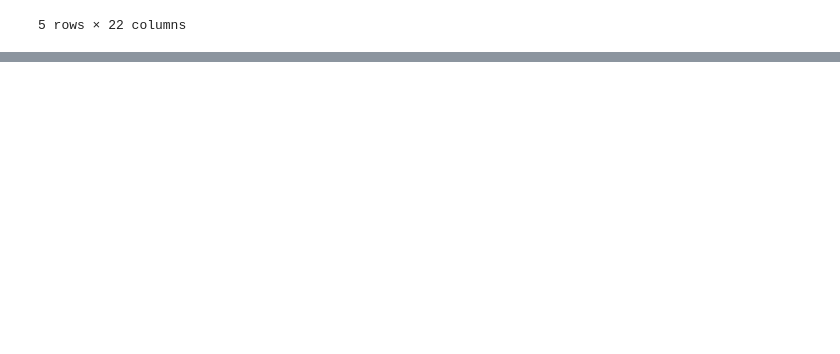
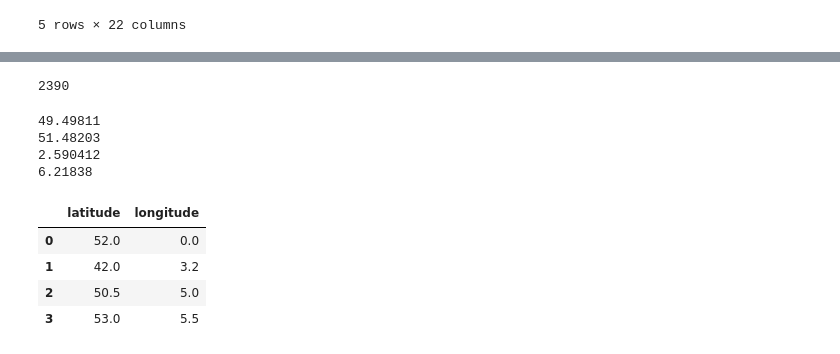
Before and after one commit to ArthurKJDeBuck/MDA_project_team_Uganda, a Jupyter notebook: project_code_task4_final.ipynb, the cells around one changed output, grey strips where cells are left out. Drawn from its saved outputs; the diff is of its cells as text; code cells hidden in the pictures; blank space fills up the shorter version.

```diff
--- a/project_code_task4_final.ipynb
+++ b/project_code_task4_final.ipynb
@@ -762,0 +902,4 @@ print(len(missing_municipalities))
+# %%
+aed_locations["Latitude"] = lats
+aed_locations["Longitude"] = longs
+print(aed_locations.head(5))
@@ -762,0 +922,30 @@ print(len(missing_municipalities))
+# %%
+int(gmaps.reverse_geocode((filtered_cardiac_interventions.iloc[0,2], filtered_cardiac_interventions.iloc[0,3]))[0]["address_components"][7]["long_name"])
+# %% [output]
+2390
+# %%
+aed_locations[aed_locations['postal_code'].isnull()]
+print(min(filtered_cardiac_interventions['Latitude Intervention']))
+print(max(filtered_cardiac_interventions['Latitude Intervention']))
+print(min(filtered_cardiac_interventions['Longitude Intervention']))
+print(max(filtered_cardiac_interventions['Longitude Intervention']))
+test_lats = np.random.uniform(49.5,51.48, size = 100)
+test_longs = np.random.uniform(2.6,6.2, size = 100)
+test_locs_data = {'latitude':test_lats, 'longitude':test_longs}
+test_locs = pd.DataFrame(test_locs_data)
+test_locs.head(5)
+test_interventions_locs_lats = np.array([52, 42, 50.5, 53])
+test_interventions_locs_longs = np.array([0, 3.2, 5, 5.5])
+test_interventions_locs_data = {'latitude':test_interventions_locs_lats, 'longitude':test_interventions_locs_longs}
+test_interventions_locs = pd.DataFrame(test_interventions_locs_data)
+test_interventions_locs.head(5)
+# %% [output]
+49.49811
+51.48203
+2.590412
+6.21838
+|  | latitude | longitude |
+| 0 | 52.0 | 0.0 |
+| 1 | 42.0 | 3.2 |
+| 2 | 50.5 | 5.0 |
+| 3 | 53.0 | 5.5 |
```
Also changed, not shown: parts of 25 cells of this notebook.
